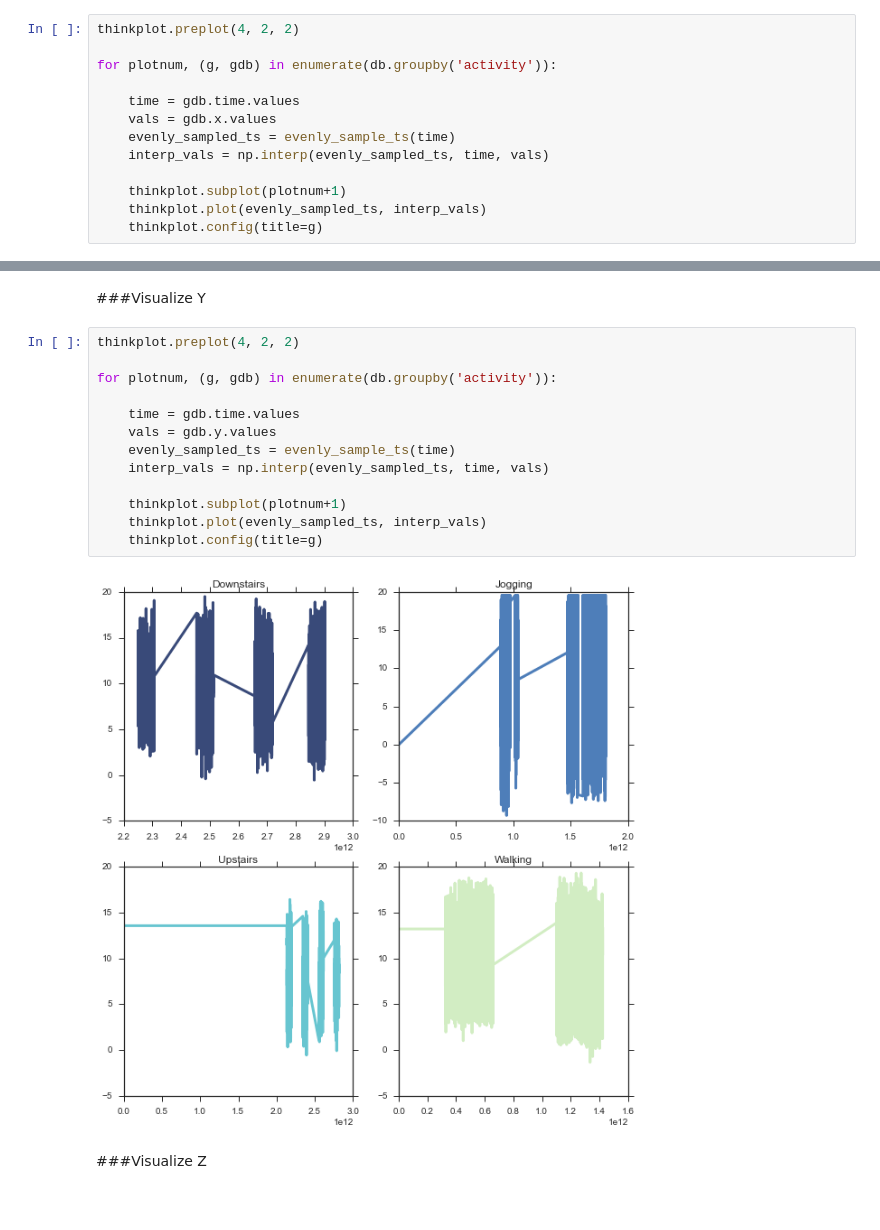
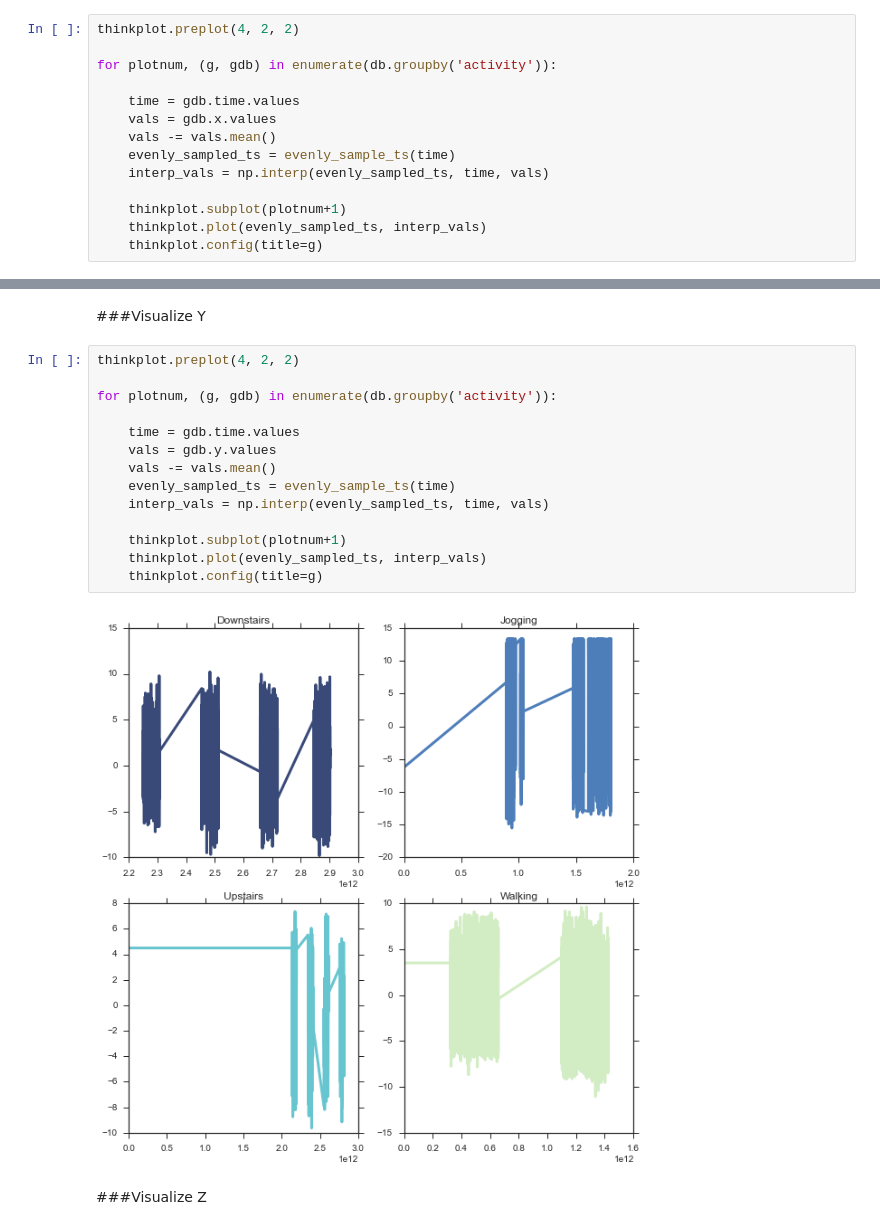
Before and after one commit to jenwei/accelerometer-interpreter, a Jupyter notebook: explore.ipynb, the cells around one changed output, grey strips where cells are left out. Saved outputs shown, nothing was run; the diff lists cells and outputs as text.

```diff
--- a/explore.ipynb
+++ b/explore.ipynb
@@ -75,6 +75,7 @@ for plotnum, (g, gdb) in enumerate(db.groupby('activity')):
 
     time = gdb.time.values
     vals = gdb.x.values
+    vals -= vals.mean()
     evenly_sampled_ts = evenly_sample_ts(time)
     interp_vals = np.interp(evenly_sampled_ts, time, vals)
 
@@ -88,18 +89,19 @@ for plotnum, (g, gdb) in enumerate(db.groupby('activity')):
 # %%
 thinkplot.preplot(4, 2, 2)
 
 for plotnum, (g, gdb) in enumerate(db.groupby('activity')):
 
     time = gdb.time.values
     vals = gdb.y.values
+    vals -= vals.mean()
     evenly_sampled_ts = evenly_sample_ts(time)
     interp_vals = np.interp(evenly_sampled_ts, time, vals)
 
     thinkplot.subplot(plotnum+1)
     thinkplot.plot(evenly_sampled_ts, interp_vals)
     thinkplot.config(title=g)
 # %% [output]
-[figure, old version]
+[figure, new version]
 # %% [markdown]
 ###Visualize Z
 # %%
```
Also changed, not shown: parts of 11 cells of this notebook.
